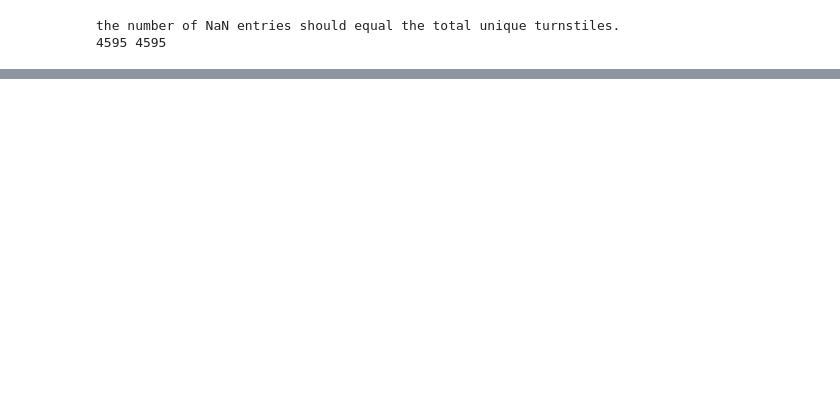
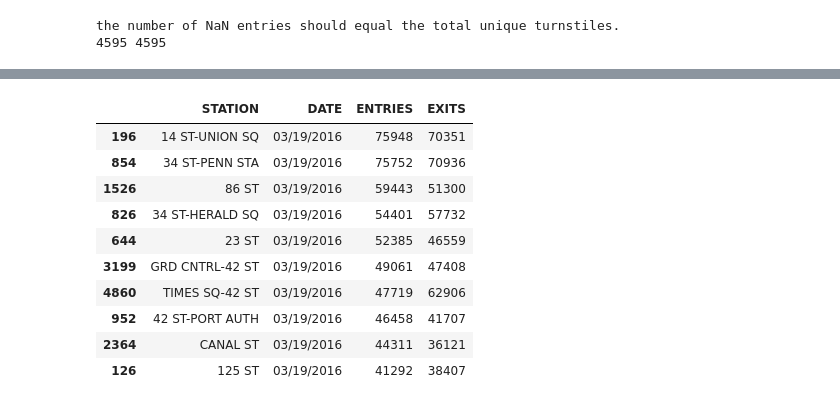
Before and after one commit to patricknieto/MTA-analysis, a Jupyter notebook: ian-benson-pandas.ipynb, the cells around one changed output, grey strips where cells are left out. Cells and saved outputs as stored; diff of their text form; code cells hidden in the pictures; blank space fills up the shorter version.

```diff
--- a/ian-benson-pandas.ipynb
+++ b/ian-benson-pandas.ipynb
@@ -134,0 +131,17 @@ tenth_row_station_dt
+# %%
+# find top stations for ENTRIES on date of interest
+date_of_interest = '03/19/2016'
+top_daily_entries = daily_station_totals[daily_station_totals['DATE'] == date_of_interest].sort_values(by='ENTRIES', ascending=False).head(10)
+top_daily_entries
+# %% [output]
+|  | STATION | DATE | ENTRIES | EXITS |
+| 196 | 14 ST-UNION SQ | 03/19/2016 | 75948 | 70351 |
+| 854 | 34 ST-PENN STA | 03/19/2016 | 75752 | 70936 |
+| 1526 | 86 ST | 03/19/2016 | 59443 | 51300 |
+| 826 | 34 ST-HERALD SQ | 03/19/2016 | 54401 | 57732 |
+| 644 | 23 ST | 03/19/2016 | 52385 | 46559 |
+| 3199 | GRD CNTRL-42 ST | 03/19/2016 | 49061 | 47408 |
+| 4860 | TIMES SQ-42 ST | 03/19/2016 | 47719 | 62906 |
+| 952 | 42 ST-PORT AUTH | 03/19/2016 | 46458 | 41707 |
+| 2364 | CANAL ST | 03/19/2016 | 44311 | 36121 |
+| 126 | 125 ST | 03/19/2016 | 41292 | 38407 |
```
Also changed, not shown: parts of 14 cells of this notebook.
